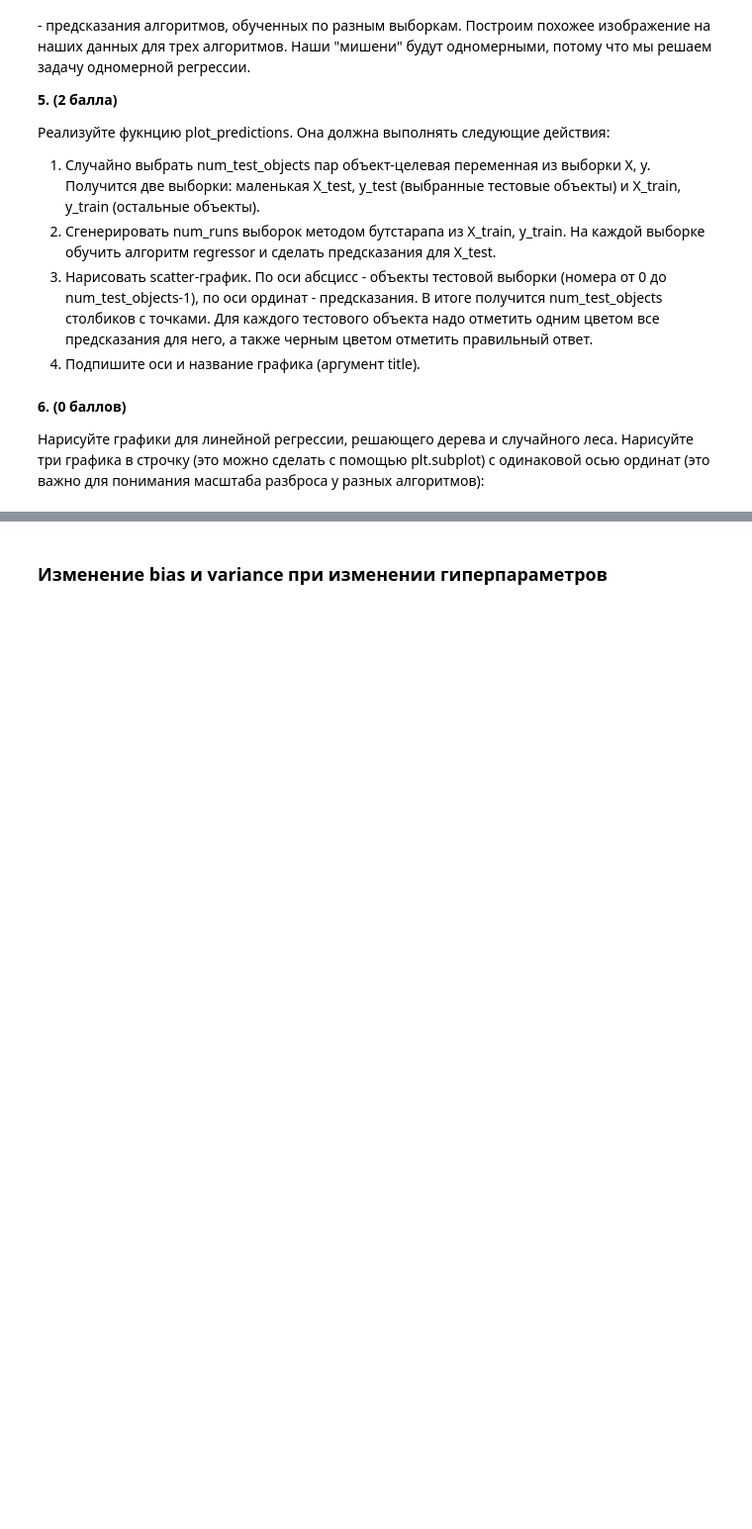
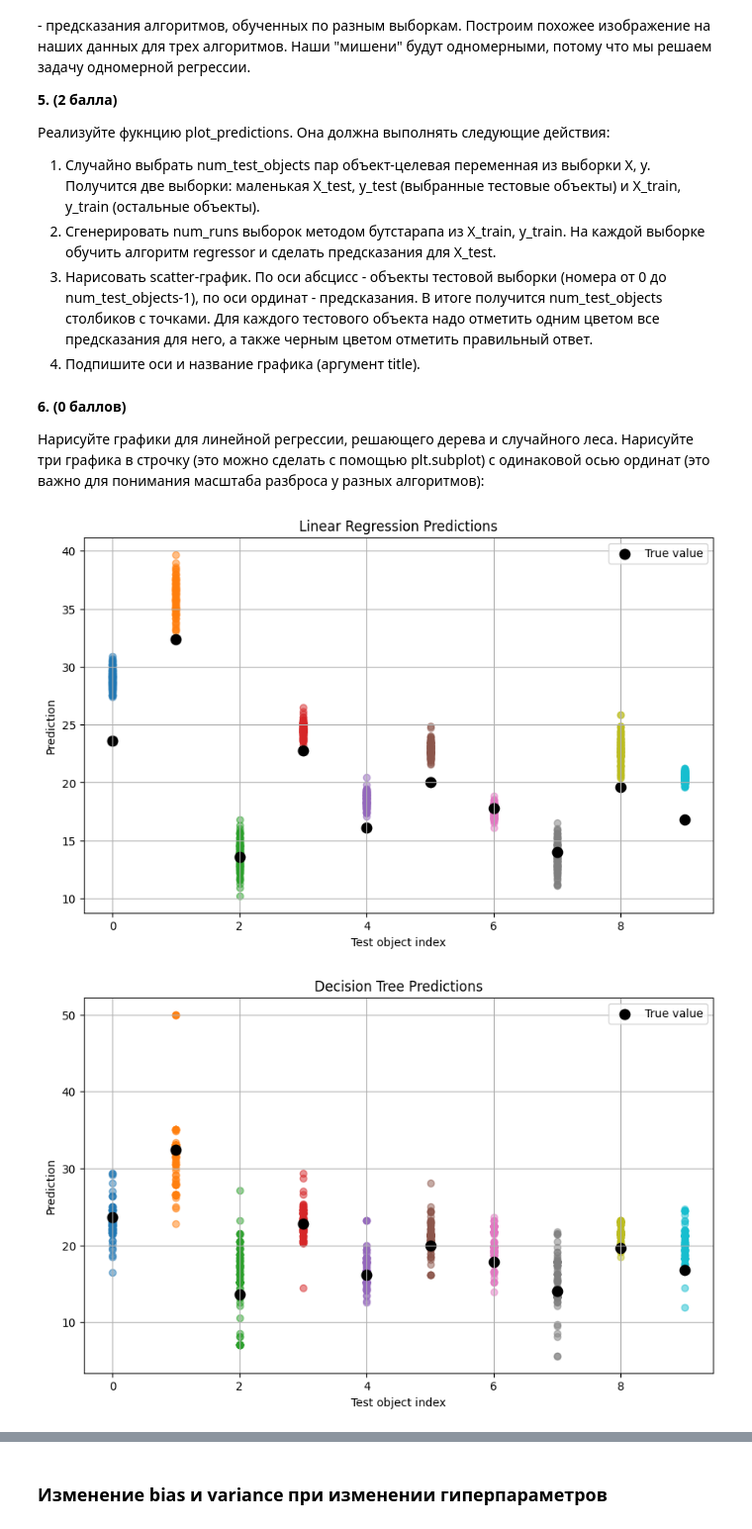
Before and after one commit to Vesnovey/ML, a Jupyter notebook: HSE course/LW8 bvd/homework-practice-06-bvd.ipynb, the cells around one changed output, grey strips where cells are left out. Shown at 99% size. Drawn from its saved outputs; the diff is of its cells as text; code cells hidden in the pictures; blank space fills up the shorter version.

```diff
--- a/HSE course/LW8 bvd/homework-practice-06-bvd.ipynb
+++ b/HSE course/LW8 bvd/homework-practice-06-bvd.ipynb
@@ -135,0 +152,15 @@ __Your answer here:__
+# %%
+from sklearn.tree import DecisionTreeRegressor
+from sklearn.linear_model import LinearRegression
+from sklearn.ensemble import RandomForestRegressor
+regressor = DecisionTreeRegressor(max_depth=5)
+bias, variance, error = compute_biase_variance(regressor, X, y, num_runs=100)
+print(f"Bias: {bias}, Variance: {variance}, Error: {error}")
+
+linear_regressor = LinearRegression()
+bias, variance, error = compute_biase_variance(linear_regressor, X, y, num_runs=100)
+print(f"Bias: {bias}, Variance: {variance}, Error: {error}")
+
+rf_regressor = RandomForestRegressor(n_estimators=10, max_depth=5)
+bias, variance, error = compute_biase_variance(rf_regressor, X, y, num_runs=100)
+print(f"Bias: {bias}, Variance: {variance}, Error: {error}")
@@ -164,0 +293,12 @@ __6. (0 баллов)__
+# %%
+linear_regressor = LinearRegression()
+plot_predictions(linear_regressor, X, y, title="Linear Regression Predictions")
+
+tree_regressor = DecisionTreeRegressor()
+plot_predictions(tree_regressor, X, y, title="Decision Tree Predictions")
+
+rf_regressor = RandomForestRegressor(n_estimators=10, max_depth=5)
+plot_predictions(rf_regressor, X, y, title="Random Forest Predictions")
+# %% [output]
+[figure, added]
+[figure, added]
```
Also changed, not shown: parts of 18 cells of this notebook, 3 other files.
